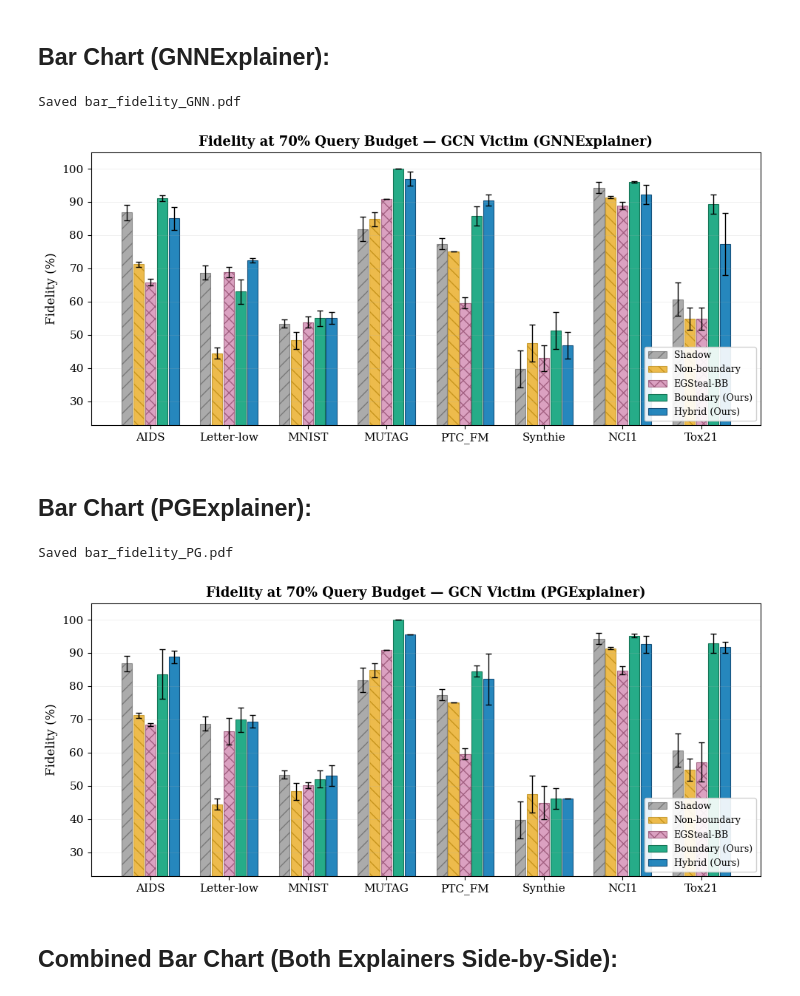
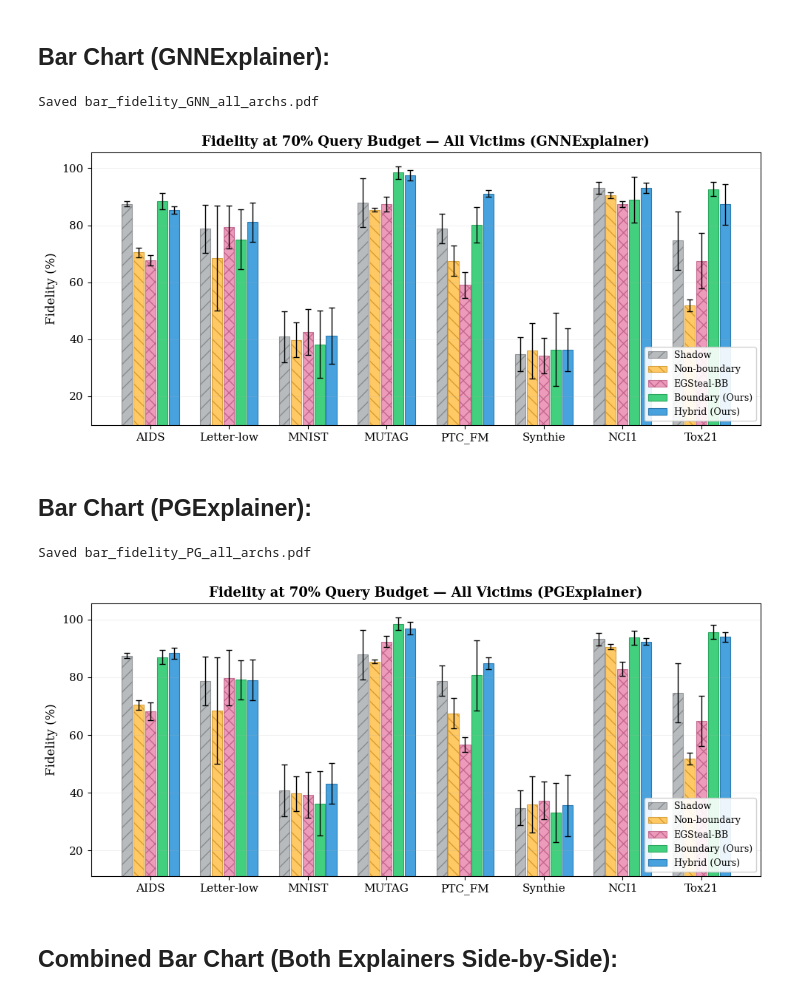
Before and after one commit to LabRAI/XSTEAL, a Jupyter notebook: Colab Notebooks/Bar_Chart_Plot.ipynb, the cells around one changed output. Drawn from its saved outputs; the diff is of its cells as text; code cells hidden in the pictures.

```diff
--- a/Colab Notebooks/Bar_Chart_Plot.ipynb
+++ b/Colab Notebooks/Bar_Chart_Plot.ipynb
@@ -13,10 +13,14 @@ matplotlib.rcParams['font.family'] = 'serif'
 matplotlib.rcParams['font.size'] = 11
 matplotlib.rcParams['mathtext.fontset'] = 'cm'
 
-# Load results
-RESULTS_PATH = 'gcn_results.json'  # Update path as needed
-with open(RESULTS_PATH, 'r') as f:
-    results = json.load(f)
+# Load results from both experiment files
+GCN_PATH = 'gcn_results.json'
+GAT_SAGE_PATH = 'gat_graphsage_results.json'
 
-print(f"Loaded {len(results)} entries")
+with open(GCN_PATH, 'r') as f:
+    gcn_results = json.load(f)
+with open(GAT_SAGE_PATH, 'r') as f:
+    gat_sage_results = json.load(f)
+
+print(f"Loaded {len(gcn_results)} GCN entries, {len(gat_sage_results)} GAT/GraphSAGE entries")
 # %% [output]
@@ -66,14 +89,14 @@ for exp_code in ['GNN', 'PG']:
 ## Bar Chart (GNNExplainer):
 # %%
 def make_bar_chart(exp_code, filename=None, show=True, save=True):
-    """Grouped bar chart: datasets on x-axis, methods as bars, error bars from 3 seeds."""
+    """Grouped bar chart averaged across GCN/GAT/GraphSAGE."""
 
     method_colors = {
-        'Random':       '#888888',
-        'Non-boundary': '#E69F00',
-        'EGSteal-BB':   '#CC79A7',
-        'Boundary':     '#009E73',
-        'Hybrid':       '#0072B2',
+        'Random':       '#A0A4A8',
+        'Non-boundary': '#FFB833',
+        'EGSteal-BB':   '#E87AA4',
+        'Boundary':     '#2ECB70',
+        'Hybrid':       '#3498DB',
     }
     method_labels = {
         'Random': 'Shadow',
@@ -82,7 +105,6 @@ def make_bar_chart(exp_code, filename=None, show=True, save=True):
         'Boundary': 'Boundary (Ours)',
         'Hybrid': 'Hybrid (Ours)',
     }
-    # Hatch for baselines, solid for ours
     method_hatch = {
         'Random': '//',
         'Non-boundary': '\\\\',
@@ -91,11 +113,11 @@ def make_bar_chart(exp_code, filename=None, show=True, save=True):
         'Hybrid': '',
     }
     method_edge = {
-        'Random': '#666666',
-        'Non-boundary': '#b8860b',
-        'EGSteal-BB': '#8b4567',
-        'Boundary': '#006644',
-        'Hybrid': '#003d6b',
+        'Random':       '#7A7D80',
+        'Non-boundary': '#CC8F1A',
+        'EGSteal-BB':   '#B85580',
+        'Boundary':     '#1FA055',
+        'Hybrid':       '#2070A8',
     }
 
     n_datasets = len(DATASETS)
@@ -108,13 +130,9 @@ def make_bar_chart(exp_code, filename=None, show=True, save=True):
     for j, method in enumerate(METHODS):
         means, stds = [], []
         for ds in DATASETS:
-            fids = get_fidelities(ds, method, exp_code)
-            if fids:
-                means.append(np.mean(fids))
-                stds.append(np.std(fids))
-            else:
-                means.append(0)
-                stds.append(0)
+            m, s = get_cross_arch_stats(ds, method, exp_code)
+            means.append(m)
+            stds.append(s)
 
         offset = (j - (n_methods - 1) / 2) * bar_width
         bars = ax.bar(x + offset, means, bar_width * 0.88,
@@ -123,48 +141,51 @@ def make_bar_chart(exp_code, filename=None, show=True, save=True):
                       edgecolor=method_edge[method],
                       hatch=method_hatch[method],
                       linewidth=0.8,
                       error_kw={'linewidth': 1.0, 'capthick': 1.0},
                       label=method_labels[method],
-                      alpha=0.85 if method in ['Boundary', 'Hybrid'] else 0.7)
+                      alpha=0.90 if method in ['Boundary', 'Hybrid'] else 0.75)
 
     exp_label = 'GNNExplainer' if exp_code == 'GNN' else 'PGExplainer'
     ax.set_ylabel('Fidelity (%)', fontsize=12)
     ax.set_xticks(x)
     ax.set_xticklabels([DS_DISPLAY[ds] for ds in DATASETS], fontsize=11)
     ax.legend(fontsize=9, loc='lower right', framealpha=0.9)
     ax.grid(True, axis='y', alpha=0.25, linewidth=0.5)
-    ax.set_title(f'Fidelity at 70% Query Budget — GCN Victim ({exp_label})',
+    ax.set_title(f'Fidelity at 70% Query Budget — All Victims ({exp_label})',
                  fontsize=13, fontweight='bold')
 
-    # Dynamic y-axis: start slightly below min
+    # Dynamic y-axis
     all_vals = []
     for method in METHODS:
         for ds in DATASETS:
-            all_vals.extend(get_fidelities(ds, method, exp_code))
+            for arch in ARCHITECTURES:
+                val = get_arch_mean_fidelity(ds, method, exp_code, arch)
+                if val is not None:
+                    all_vals.append(val)
     if all_vals:
         y_min = max(0, min(all_vals) - 10)
         ax.set_ylim(bottom=y_min)
 
     plt.tight_layout()
     if save and filename:
         plt.savefig(filename, dpi=300, bbox_inches='tight')
-        print(f"Saved {filename}")
+        print(f'Saved {filename}')
     if show:
         plt.show()
     else:
         plt.close()
 
-make_bar_chart('GNN', filename='bar_fidelity_GNN.pdf')
+make_bar_chart('GNN', filename='bar_fidelity_GNN_all_archs.pdf')
 # %% [output]
-Saved bar_fidelity_GNN.pdf
+Saved bar_fidelity_GNN_all_archs.pdf
-[figure, old version]
+[figure, new version]
 # %% [markdown]
 ## Bar Chart (PGExplainer):
 # %%
-make_bar_chart('PG', filename='bar_fidelity_PG.pdf')
+make_bar_chart('PG', filename='bar_fidelity_PG_all_archs.pdf')
 # %% [output]
-Saved bar_fidelity_PG.pdf
+Saved bar_fidelity_PG_all_archs.pdf
-[figure, old version]
+[figure, new version]
 # %% [markdown]
 ## Combined Bar Chart (Both Explainers Side-by-Side):
 # %%
```
Also changed, not shown: parts of 3 cells of this notebook.
